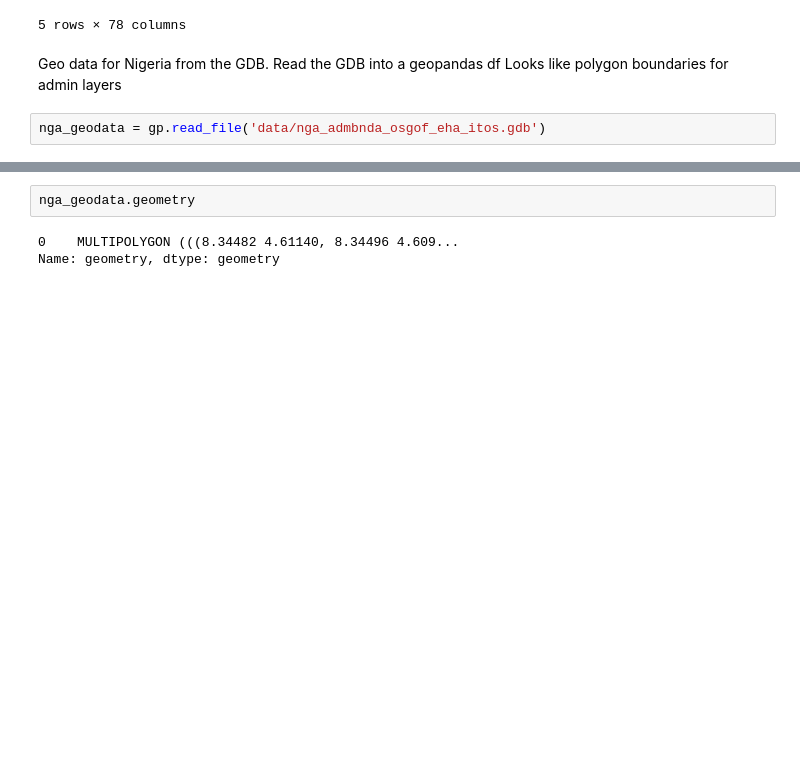
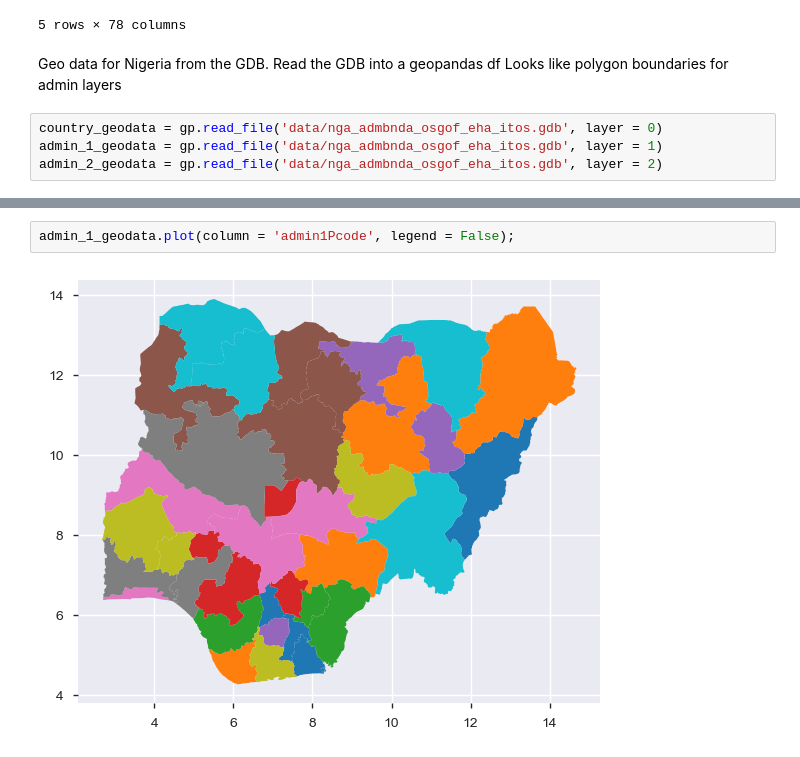
Before and after one commit to stevecrawshaw/hackathon, a Jupyter notebook: hackathon_eda_sc_1.ipynb, the cells around one changed output, grey strips where cells are left out. Cells and saved outputs as stored; diff of their text form; blank space fills up the shorter version.

Commit message:
make plots

```diff
--- a/hackathon_eda_sc_1.ipynb
+++ b/hackathon_eda_sc_1.ipynb
@@ -94,5 +80,7 @@ Geo data for Nigeria from the GDB.
 Read the GDB into a geopandas df
 Looks like polygon boundaries for admin layers
 # %%
-nga_geodata = gp.read_file('data/nga_admbnda_osgof_eha_itos.gdb')
+country_geodata = gp.read_file('data/nga_admbnda_osgof_eha_itos.gdb', layer = 0)
+admin_1_geodata = gp.read_file('data/nga_admbnda_osgof_eha_itos.gdb', layer = 1)
+admin_2_geodata = gp.read_file('data/nga_admbnda_osgof_eha_itos.gdb', layer = 2)
 # %%
@@ -103,5 +104,4 @@ nga_geodata
 # %%
-nga_geodata.geometry
+admin_1_geodata.plot(column = 'admin1Pcode', legend = False);
 # %% [output]
-0    MULTIPOLYGON (((8.34482 4.61140, 8.34496 4.609...
-Name: geometry, dtype: geometry
+[figure, added]
```
Also changed, not shown: parts of 9 cells of this notebook.
